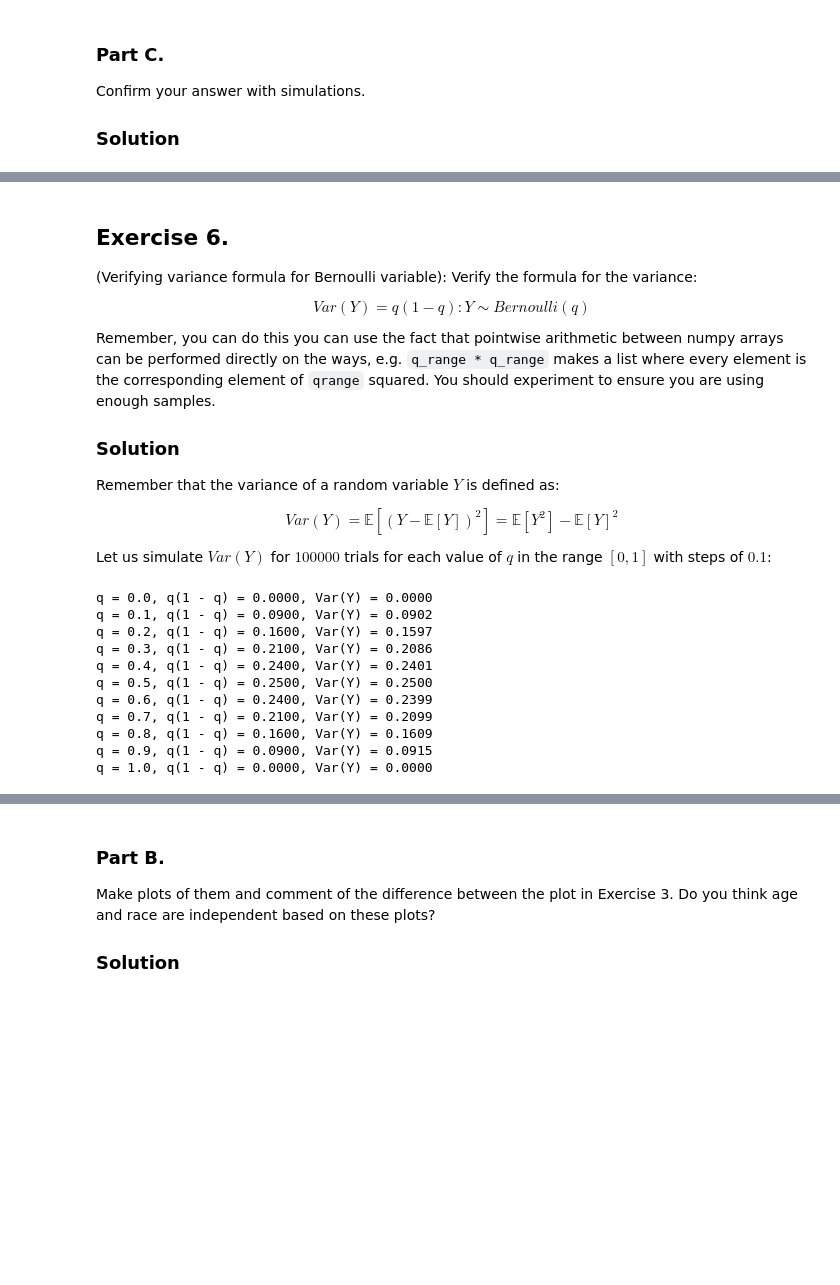
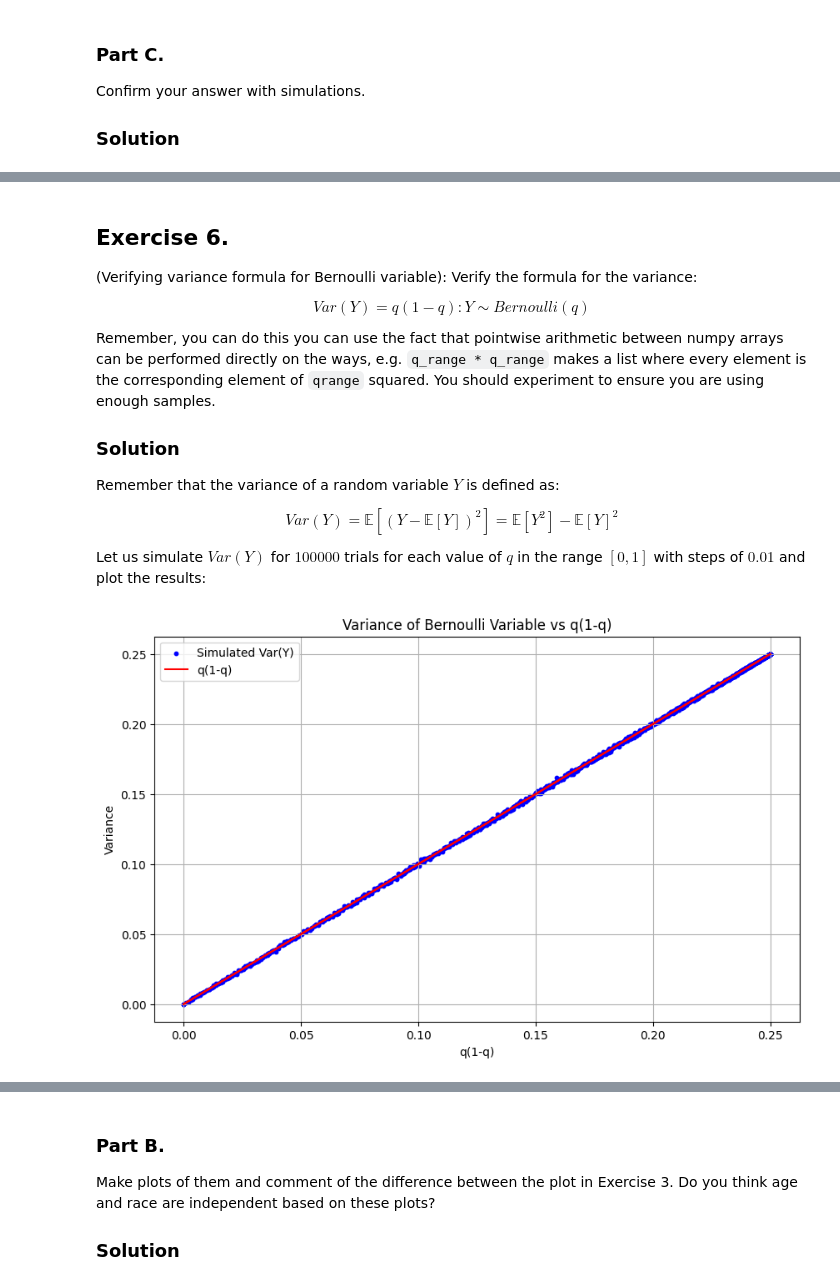
Before and after one commit to alexcraig043/math-50, a Jupyter notebook: homeworks/hw1.ipynb, the cells around one changed output, grey strips where cells are left out. Drawn from its saved outputs; the diff is of its cells as text; code cells hidden in the pictures; blank space fills up the shorter version.

```diff
--- a/homeworks/hw1.ipynb
+++ b/homeworks/hw1.ipynb
@@ -473,32 +473,39 @@ $$
 Var(Y) = \mathbb{E}[(Y - \mathbb{E}[Y])^2] = \mathbb{E}[Y^2] - \mathbb{E}[Y]^2
 $$
 
-Let us simulate $Var(Y)$ for $100000$ trials for each value of $q$ in the range $[0, 1]$ with steps of $0.1$:
+Let us simulate $Var(Y)$ for $100000$ trials for each value of $q$ in the range $[0, 1]$ with steps of $0.01$ and plot the results:
 # %%
 num_simulations = 100000
 
-for q in np.arange(0, 1.1, 0.1):
+results = np.zeros((1001, 2))
+# Epsilon to fix floating point errors
+epsilon = 1e-10
+
+for q in np.arange(0, 1.01, 0.001):
+    q = min(max(q, epsilon), 1 - epsilon)
     y_sim = np.random.choice([0, 1], size=num_simulations, p=[1-q, q])
     y_sim_squared = y_sim ** 2
 
     y_mean = np.mean(y_sim)
     y_squared_mean = np.mean(y_sim_squared)
 
     var_y = y_squared_mean - y_mean ** 2
 
-    print(f"q = {q:.1f}, q(1 - q) = {q * (1 - q):.4f}, Var(Y) = {var_y:.4f}")
+    results[int(q * 1000), 0] = q * (1 - q)  # Store q(1-q) here
+    results[int(q * 1000), 1] = var_y
+
+# Plotting the results:
+plt.figure(figsize=(10, 6))
+plt.scatter(results[:, 0], results[:, 1], c='blue', label='Simulated Var(Y)', s=10)
+plt.plot(results[:, 0], results[:, 0], 'r-', label='q(1-q)')
+plt.title('Variance of Bernoulli Variable vs q(1-q)')
+plt.xlabel('q(1-q)')
+plt.ylabel('Variance')
+plt.legend()
+plt.grid(True)
+plt.show()
 # %% [output]
-q = 0.0, q(1 - q) = 0.0000, Var(Y) = 0.0000
-q = 0.1, q(1 - q) = 0.0900, Var(Y) = 0.0902
-q = 0.2, q(1 - q) = 0.1600, Var(Y) = 0.1597
-q = 0.3, q(1 - q) = 0.2100, Var(Y) = 0.2086
-q = 0.4, q(1 - q) = 0.2400, Var(Y) = 0.2401
-q = 0.5, q(1 - q) = 0.2500, Var(Y) = 0.2500
-q = 0.6, q(1 - q) = 0.2400, Var(Y) = 0.2399
-q = 0.7, q(1 - q) = 0.2100, Var(Y) = 0.2099
-q = 0.8, q(1 - q) = 0.1600, Var(Y) = 0.1609
-q = 0.9, q(1 - q) = 0.0900, Var(Y) = 0.0915
-q = 1.0, q(1 - q) = 0.0000, Var(Y) = 0.0000
+[figure, added]
 # %% [markdown]
 ## Exercise 7.
 (Working with Washington Post Data): This a continuation of Exercise 3. Consider the quantities:
```
Also changed, not shown: parts of 15 cells of this notebook, 1 other file.
